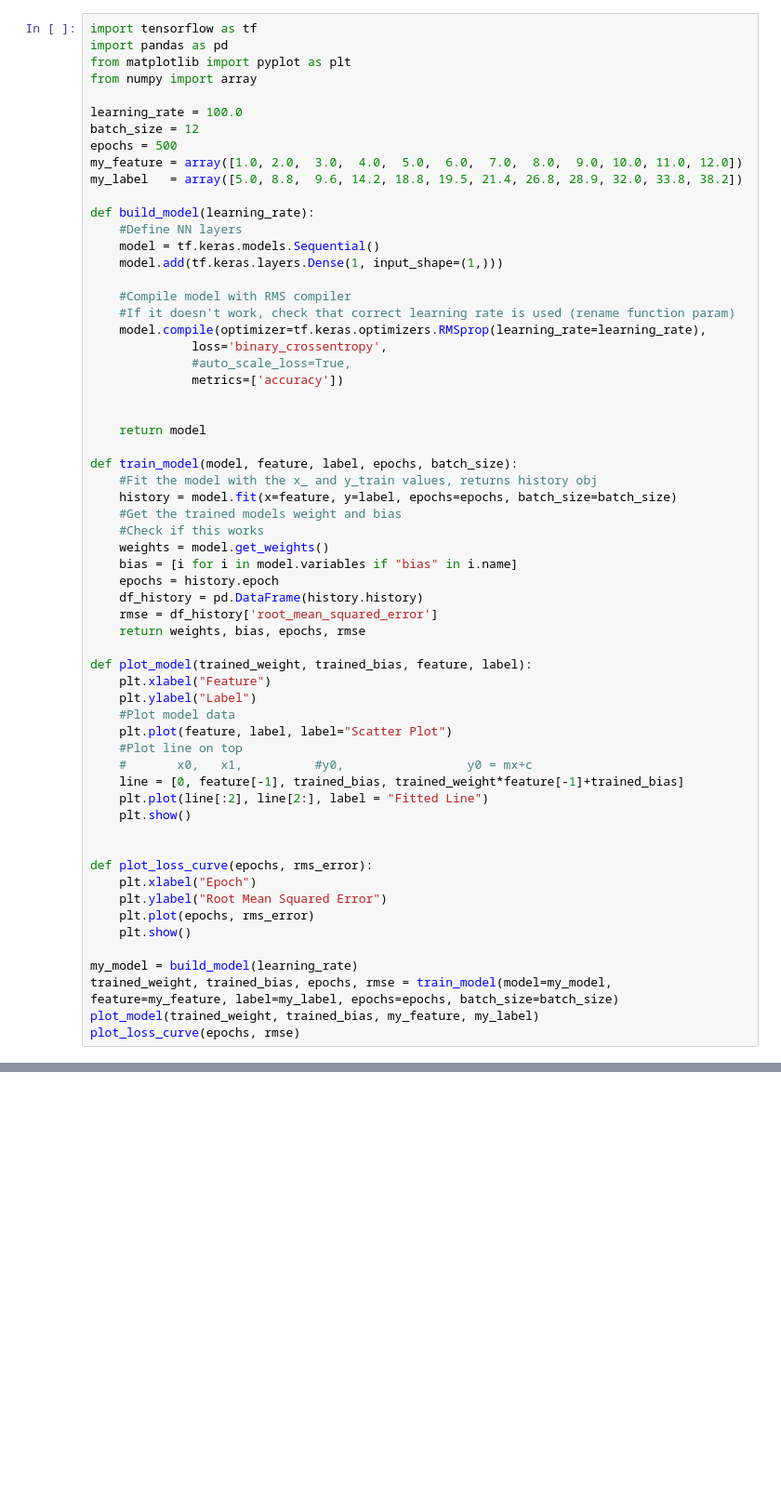
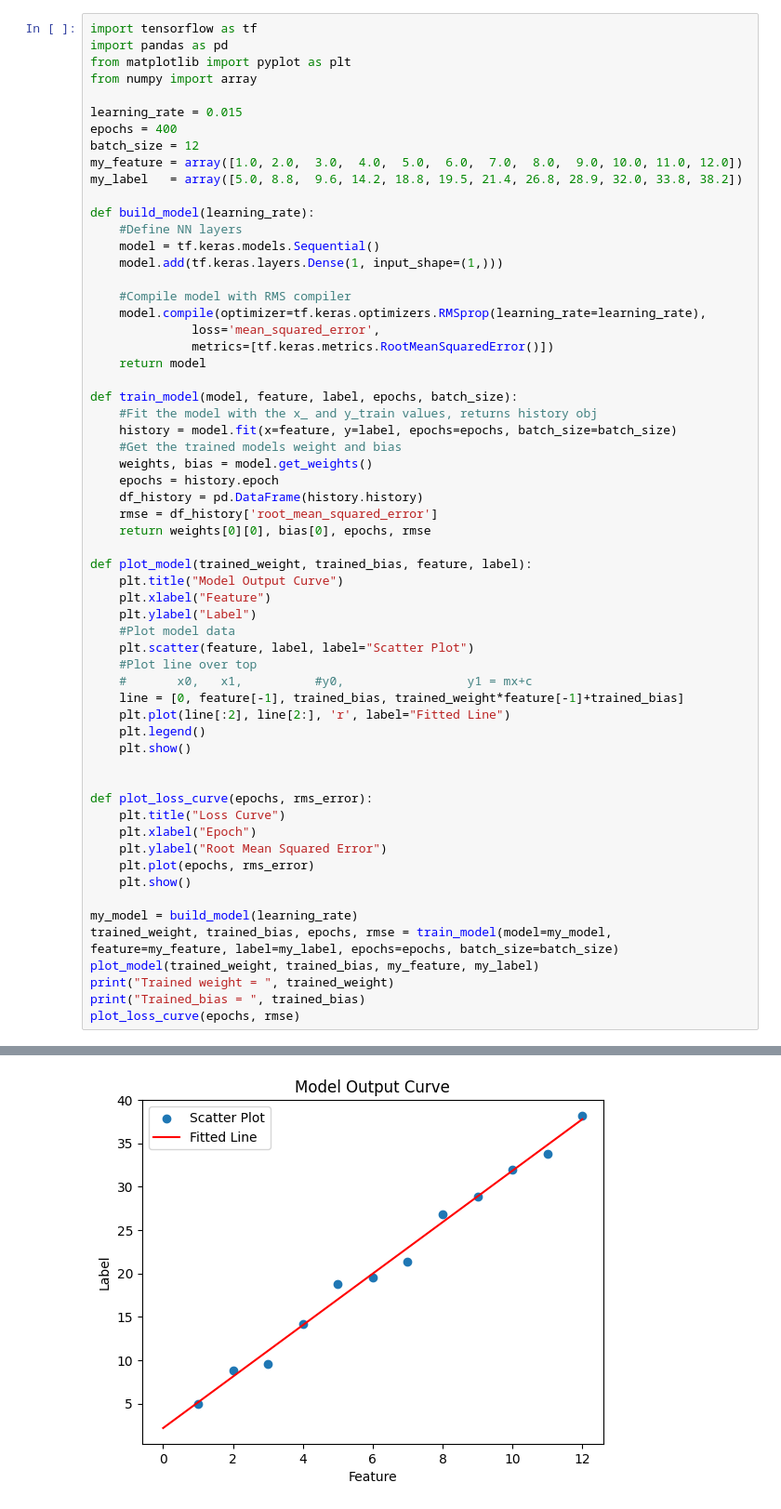
Before and after one commit to vermilion00/ML-Lab, a Jupyter notebook: Lab3/Lab3.ipynb, the cells around one changed output, grey strips where cells are left out. Shown at 93% size. Saved outputs shown, nothing was run; the diff lists cells and outputs as text; blank space fills up the shorter version.

```diff
--- a/Lab3/Lab3.ipynb
+++ b/Lab3/Lab3.ipynb
@@ -4,9 +4,9 @@ import pandas as pd
 from matplotlib import pyplot as plt
 from numpy import array
 
-learning_rate = 100.0
+learning_rate = 0.015
+epochs = 400
 batch_size = 12
-epochs = 500
 my_feature = array([1.0, 2.0,  3.0,  4.0,  5.0,  6.0,  7.0,  8.0,  9.0, 10.0, 11.0, 12.0])
 my_label   = array([5.0, 8.8,  9.6, 14.2, 18.8, 19.5, 21.4, 26.8, 28.9, 32.0, 33.8, 38.2])
 
@@ -16,40 +16,37 @@ def build_model(learning_rate):
     model.add(tf.keras.layers.Dense(1, input_shape=(1,)))
 
     #Compile model with RMS compiler
-    #If it doesn't work, check that correct learning rate is used (rename function param)
     model.compile(optimizer=tf.keras.optimizers.RMSprop(learning_rate=learning_rate),
-              loss='binary_crossentropy',
-              #auto_scale_loss=True,
-              metrics=['accuracy'])
-
-
+              loss='mean_squared_error',
+              metrics=[tf.keras.metrics.RootMeanSquaredError()])
     return model
 
 def train_model(model, feature, label, epochs, batch_size):
     #Fit the model with the x_ and y_train values, returns history obj
     history = model.fit(x=feature, y=label, epochs=epochs, batch_size=batch_size)
     #Get the trained models weight and bias
-    #Check if this works
-    weights = model.get_weights()
-    bias = [i for i in model.variables if "bias" in i.name]
+    weights, bias = model.get_weights()
     epochs = history.epoch
     df_history = pd.DataFrame(history.history)
     rmse = df_history['root_mean_squared_error']
-    return weights, bias, epochs, rmse
+    return weights[0][0], bias[0], epochs, rmse
 
 def plot_model(trained_weight, trained_bias, feature, label):
+    plt.title("Model Output Curve")
     plt.xlabel("Feature")
     plt.ylabel("Label")
     #Plot model data
-    plt.plot(feature, label, label="Scatter Plot")
-    #Plot line on top
-    #       x0,   x1,          #y0,                 y0 = mx+c
+    plt.scatter(feature, label, label="Scatter Plot")
+    #Plot line over top
+    #       x0,   x1,          #y0,                 y1 = mx+c
     line = [0, feature[-1], trained_bias, trained_weight*feature[-1]+trained_bias]
-    plt.plot(line[:2], line[2:], label = "Fitted Line")
+    plt.plot(line[:2], line[2:], 'r', label="Fitted Line")
+    plt.legend()
     plt.show()
 
 
 def plot_loss_curve(epochs, rms_error):
+    plt.title("Loss Curve")
     plt.xlabel("Epoch")
     plt.ylabel("Root Mean Squared Error")
     plt.plot(epochs, rms_error)
@@ -58,5 +55,7 @@ def plot_loss_curve(epochs, rms_error):
 my_model = build_model(learning_rate)
 trained_weight, trained_bias, epochs, rmse = train_model(model=my_model, feature=my_feature, label=my_label, epochs=epochs, batch_size=batch_size)
 plot_model(trained_weight, trained_bias, my_feature, my_label)
+print("Trained weight = ", trained_weight)
+print("Trained_bias = ", trained_bias)
 plot_loss_curve(epochs, rmse)
 # %% [output]
@@ -80,0 +80 @@ Epoch 500/500
+[figure, added]
```
Also changed, not shown: parts of 1 cell of this notebook, 3 other files.
